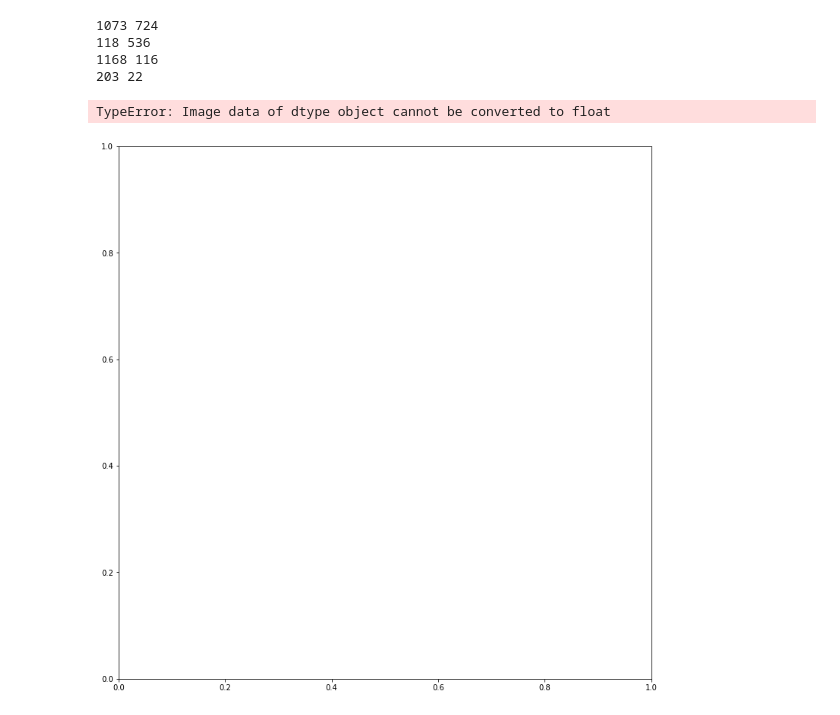
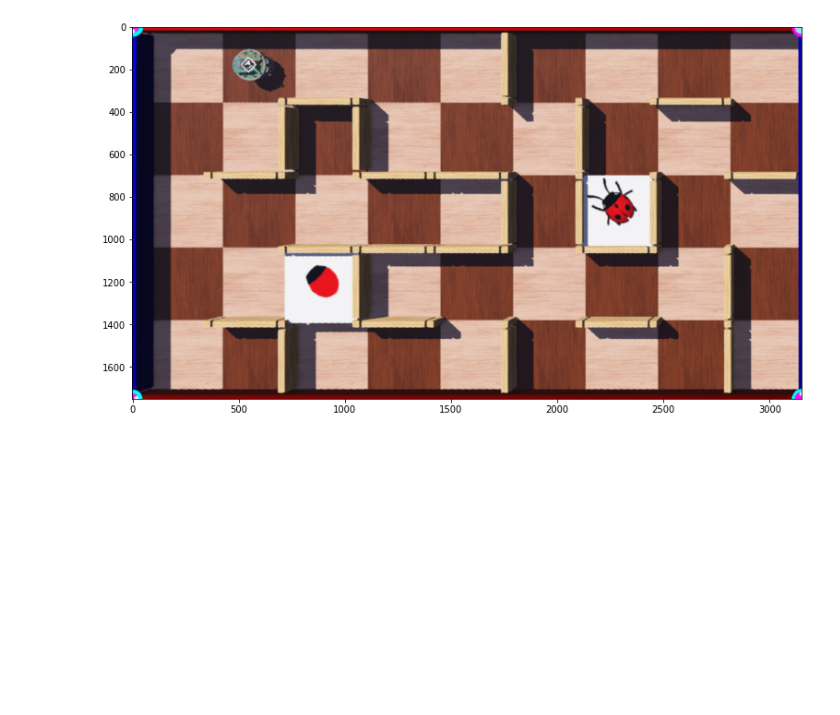
Before and after one commit to dennuguyen/mtrn4110-ass, a Jupyter notebook: programs/z5206032_MTRN4110_PhaseC.ipynb, the cells around one changed output. Saved outputs shown, nothing was run; the diff lists cells and outputs as text; code cells hidden in the pictures; blank space fills up the shorter version.

```diff
--- a/programs/z5206032_MTRN4110_PhaseC.ipynb
+++ b/programs/z5206032_MTRN4110_PhaseC.ipynb
@@ -141,6 +145,6 @@ if __name__ == '__main__':
     '''
     Task 1
     '''
-    img = readImage()
+    image = readImage()
     plt.figure(figsize=(13,13))
-    plt.imshow(img)
+    plt.imshow(image)
@@ -151,7 +153,7 @@ if __name__ == '__main__':
     '''
     Task 2
     '''
-    img = readImage()
-    img, _ = markCorners(img)
+    image = readImage()
+    image, _, _ = markCorners(image)
     plt.figure(figsize=(13,13))
-    plt.imshow(img)
+    plt.imshow(image)
@@ -160,17 +160,12 @@ if __name__ == '__main__':
 # %%
 if __name__ == '__main__':
     '''
     Task 3
     '''
-    img = readImage()
-    img, pts = markCorners(img)
-    img = focus(img, pts)
+    image = readImage()
+    image, origin, points = markCorners(image)
+    image = focus(image, origin, points)
     plt.figure(figsize=(13,13))
-    plt.imshow(img)
+    plt.imshow(image)
 # %% [output]
-1073 724
-118 536
-1168 116
-203 22
-TypeError: Image data of dtype object cannot be converted to float
-[figure, old version]
+[figure, new version]
```
Also changed, not shown: parts of 3 cells of this notebook.
